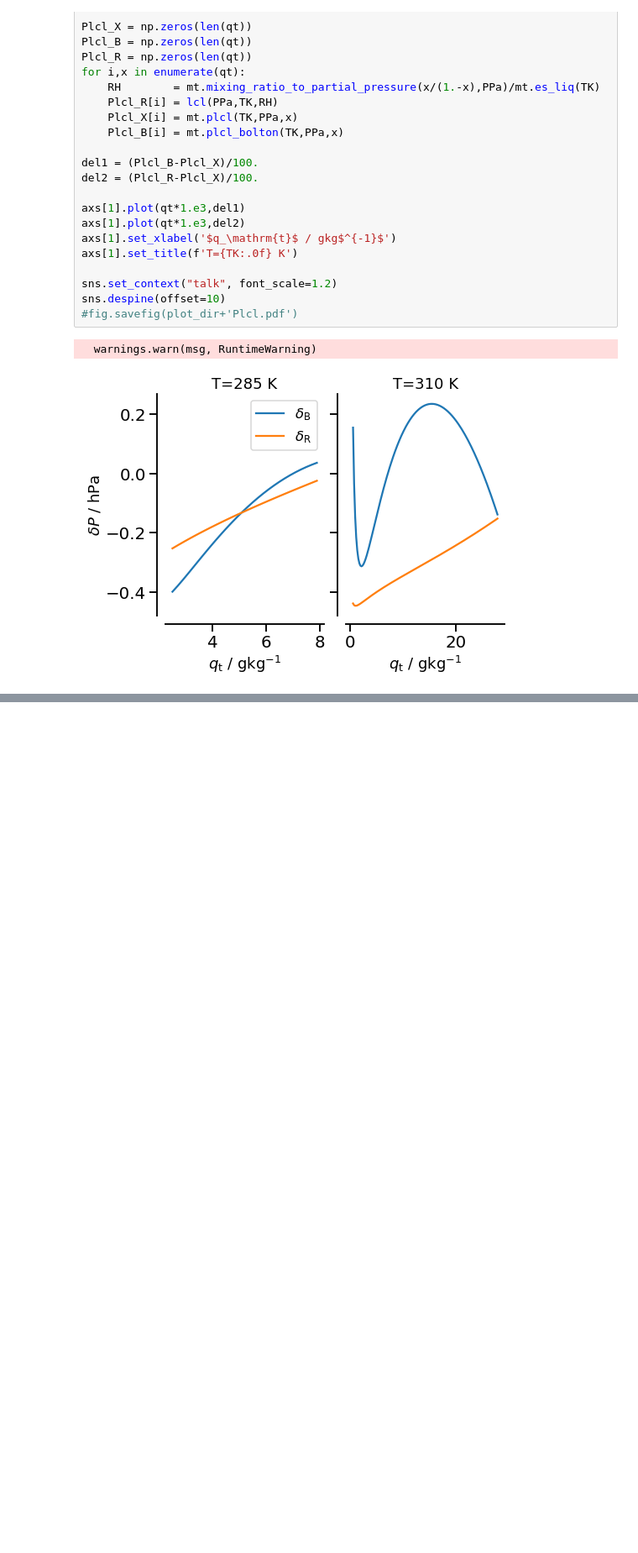
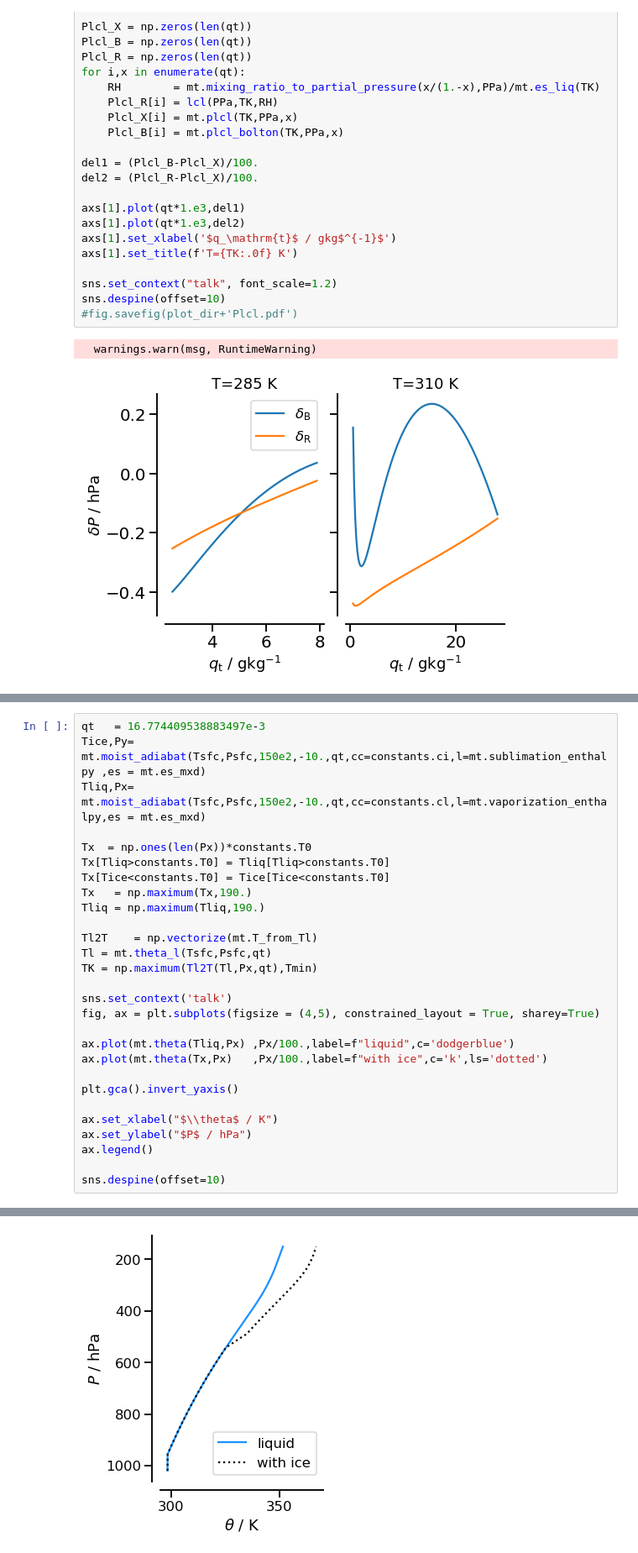
Before and after one commit to mpimet/moist_thermodynamics, a Jupyter notebook: examples/examples.ipynb, the cells around one changed output, grey strips where cells are left out. Shown at 84% size. Saved outputs shown, nothing was run; the diff lists cells and outputs as text; blank space fills up the shorter version.

```diff
--- a/examples/examples.ipynb
+++ b/examples/examples.ipynb
@@ -281,0 +293,29 @@ sns.despine(offset=10)
+# %%
+qt   = 16.774409538883497e-3
+Tice,Py= mt.moist_adiabat(Tsfc,Psfc,150e2,-10.,qt,cc=constants.ci,l=mt.sublimation_enthalpy ,es = mt.es_mxd)
+Tliq,Px= mt.moist_adiabat(Tsfc,Psfc,150e2,-10.,qt,cc=constants.cl,l=mt.vaporization_enthalpy,es = mt.es_mxd)
+
+Tx  = np.ones(len(Px))*constants.T0
+Tx[Tliq>constants.T0] = Tliq[Tliq>constants.T0]
+Tx[Tice<constants.T0] = Tice[Tice<constants.T0]
+Tx   = np.maximum(Tx,190.)
+Tliq = np.maximum(Tliq,190.)
+
+Tl2T    = np.vectorize(mt.T_from_Tl)
+Tl = mt.theta_l(Tsfc,Psfc,qt)
+TK = np.maximum(Tl2T(Tl,Px,qt),Tmin)
+
+sns.set_context('talk')
+fig, ax = plt.subplots(figsize = (4,5), constrained_layout = True, sharey=True)
+
+ax.plot(mt.theta(Tliq,Px) ,Px/100.,label=f"liquid",c='dodgerblue')
+ax.plot(mt.theta(Tx,Px)   ,Px/100.,label=f"with ice",c='k',ls='dotted')
+
+plt.gca().invert_yaxis()
+
+ax.set_xlabel("$\\theta$ / K")
+ax.set_ylabel("$P$ / hPa")
+ax.legend()
+
+sns.despine(offset=10)
+# %% [output]
@@ -281,0 +323 @@ sns.despine(offset=10)
+[figure, added]
```
Also changed, not shown: parts of 6 cells of this notebook, 1 other file.
